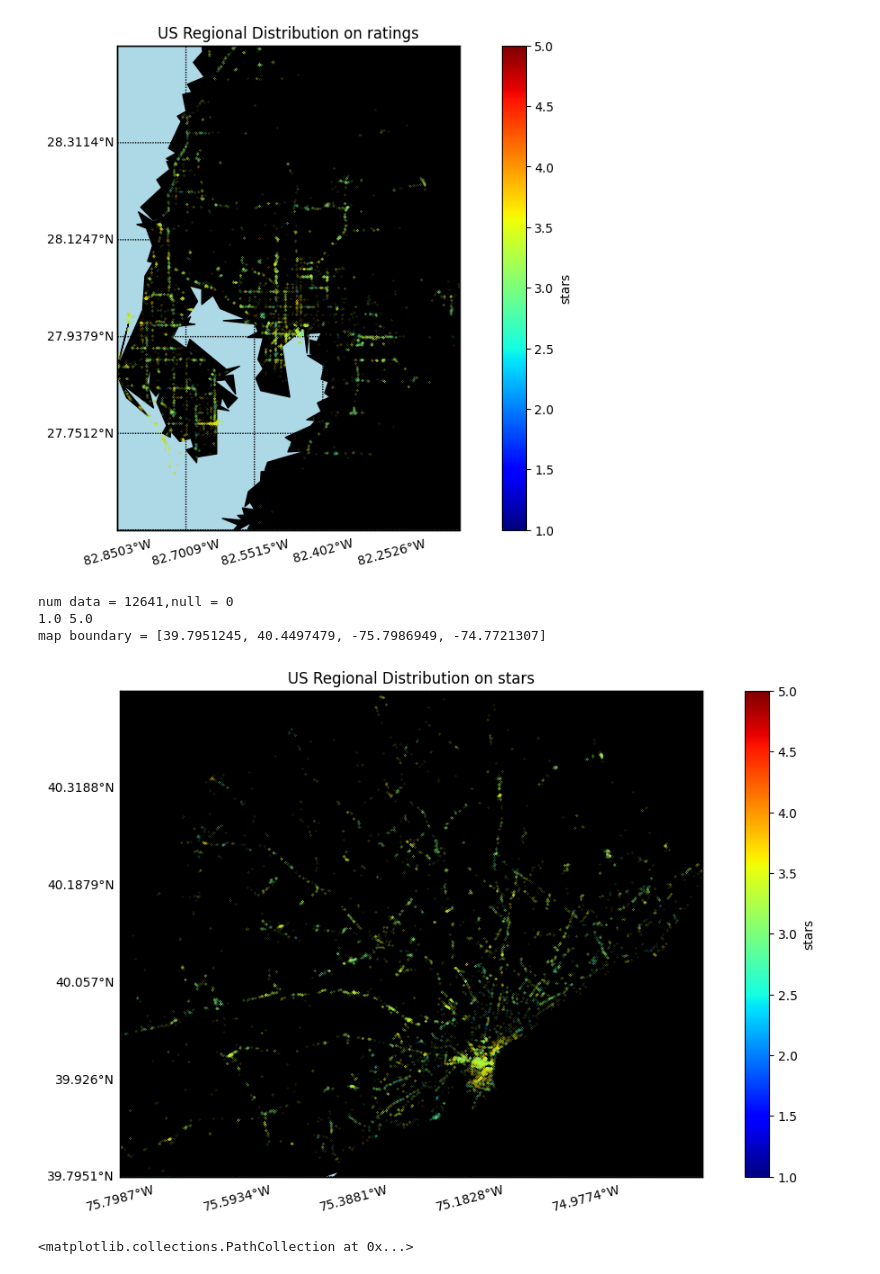
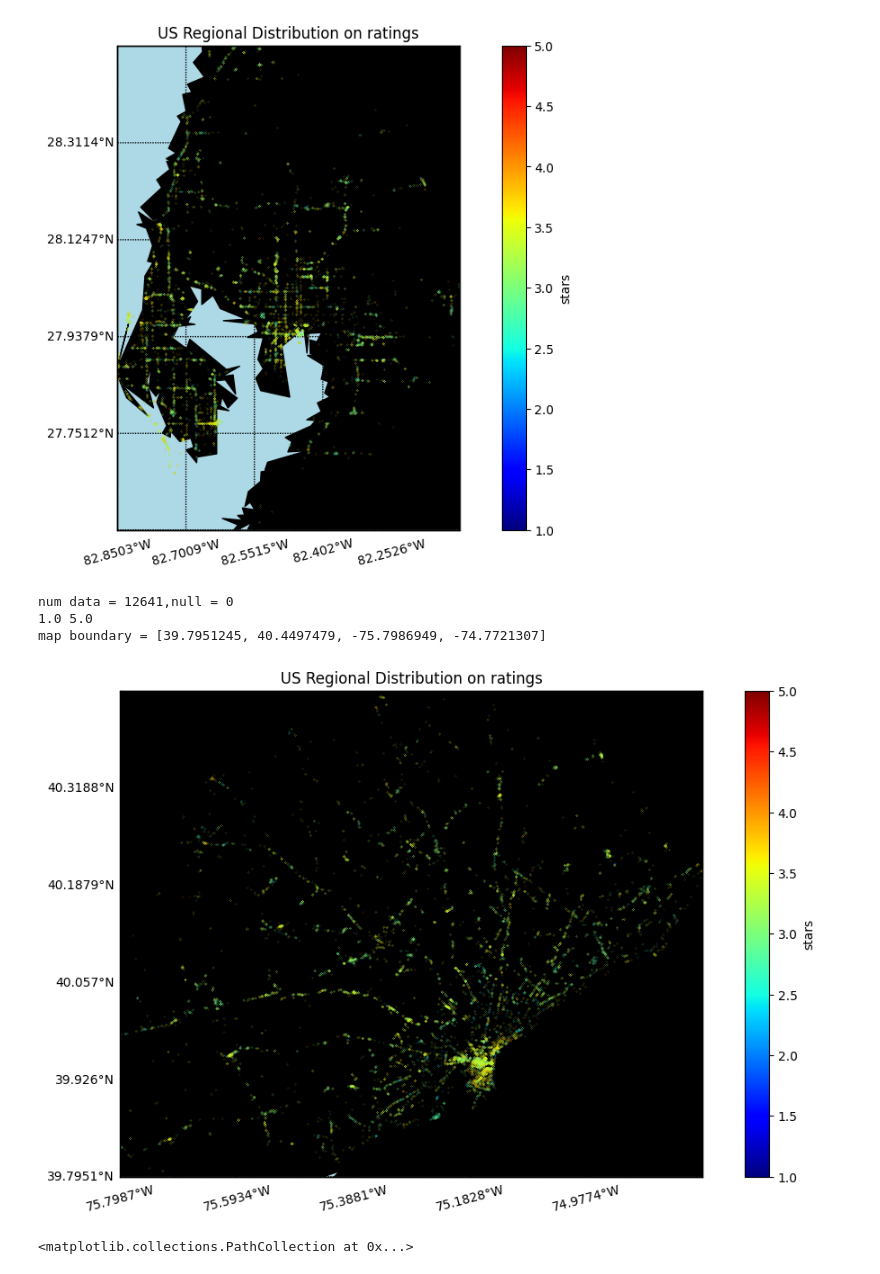
Before and after one commit to zihaohugh/SI-618-Final-Project, a Jupyter notebook: draft.ipynb, the cells around one changed output. Cells and saved outputs as stored; diff of their text form; code cells hidden in the pictures.

```diff
--- a/draft.ipynb
+++ b/draft.ipynb
@@ -336,12 +371,12 @@ map boundary = [27.5644572387, 28.4981682, -82.8503183, -82.103191]
 [figure]
 # %%
 state_df = restaurant_df[restaurant_df['state'] == 'PA']
-plot_geomap(state_df, col = 'stars', task_name = 'stars', by_state = False)
+plot_geomap(state_df, col = 'stars', task_name = 'ratings', by_state = False)
 # %% [output]
 num data = 12641,null = 0
 1.0 5.0
 map boundary = [39.7951245, 40.4497479, -75.7986949, -74.7721307]
-[figure, old version]
+[figure, new version]
 # %%
 plt.scatter(restaurant_df['longitude'], restaurant_df['latitude'])
 # %% [output]
```
Also changed, not shown: parts of 8 cells of this notebook.
